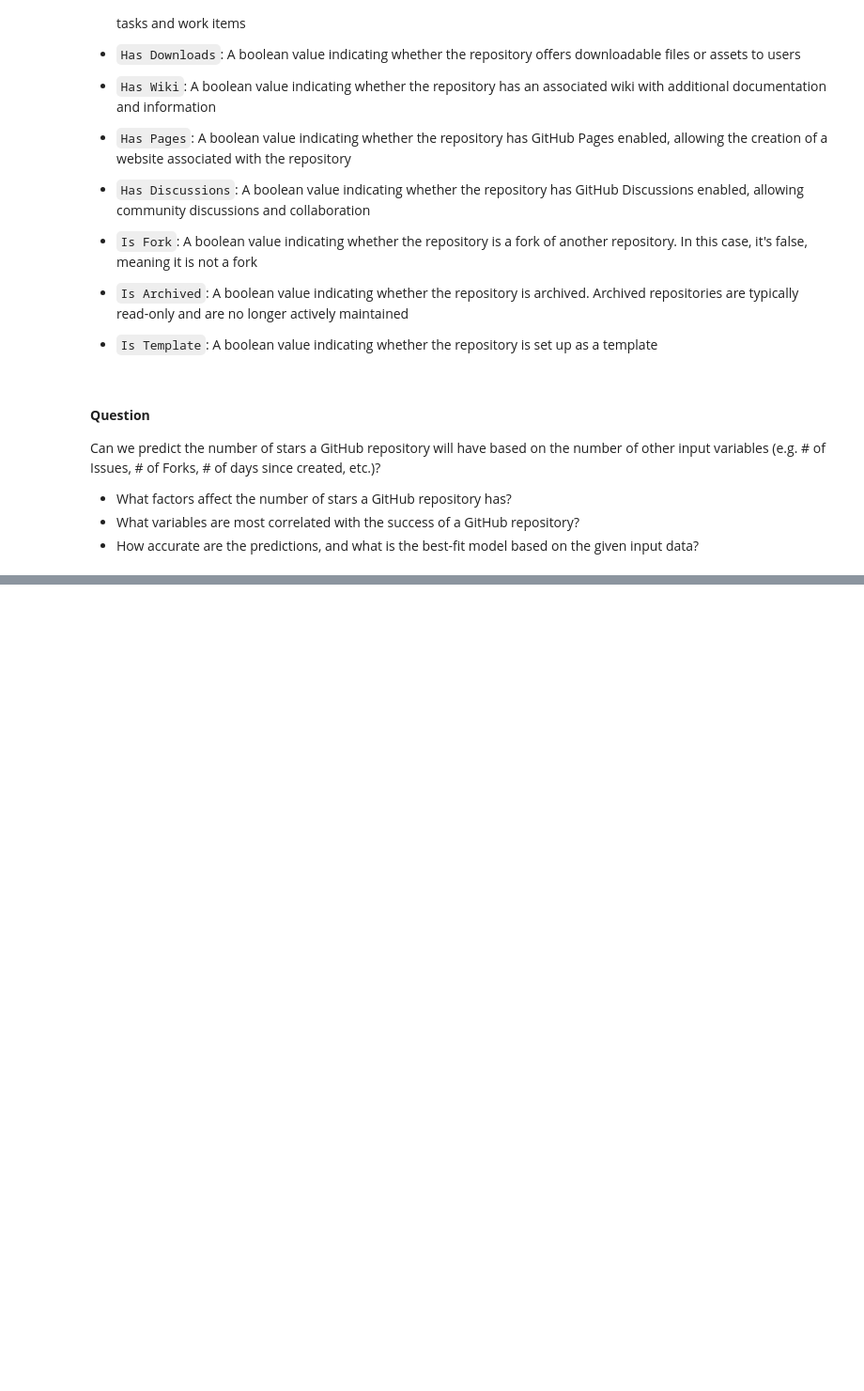
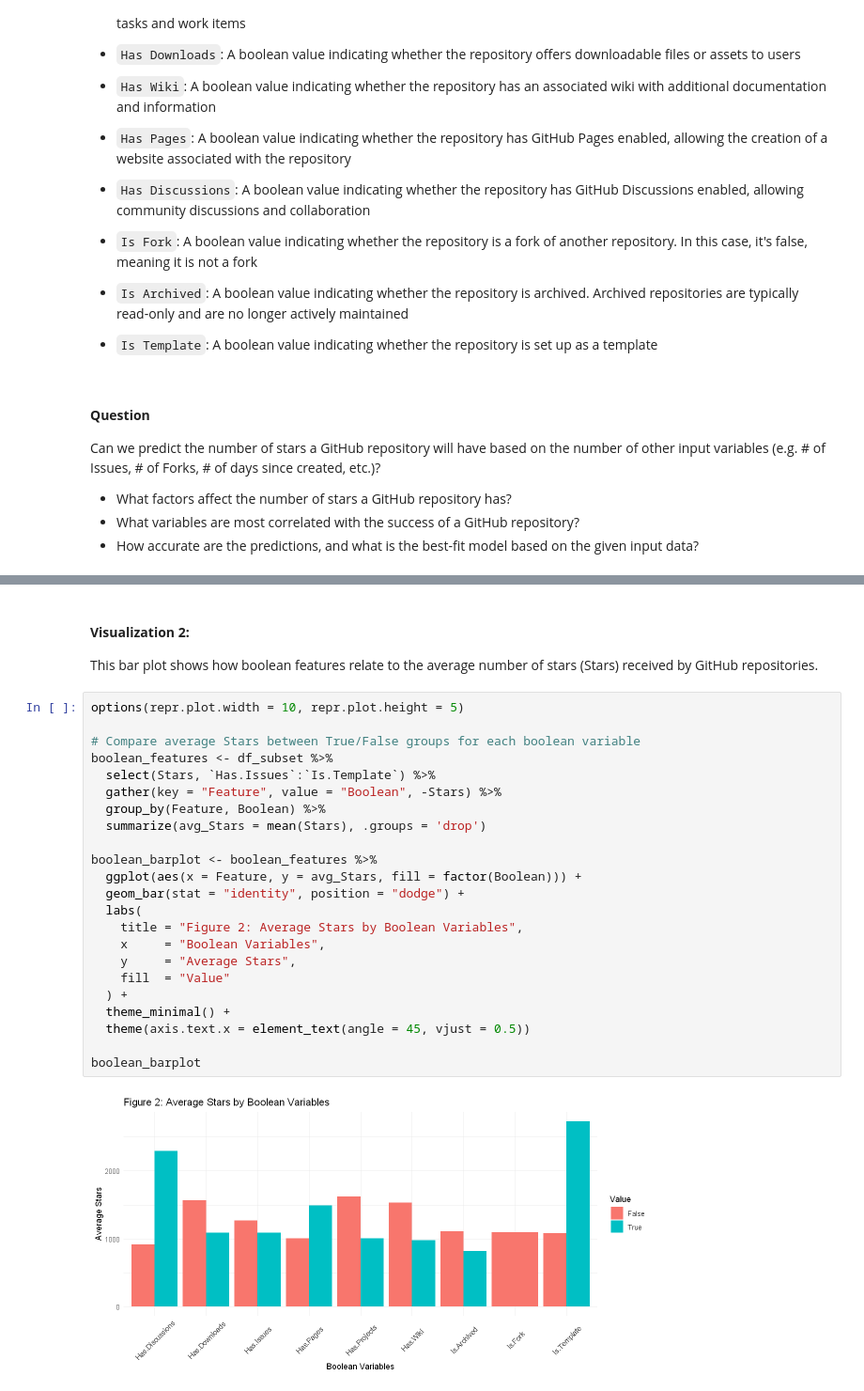
Before and after one commit to subin-an-san/github_star, a Jupyter notebook: analysis.ipynb, the cells around one changed output, grey strips where cells are left out. Shown at 94% size. Saved outputs shown, nothing was run; the diff lists cells and outputs as text; blank space fills up the shorter version.

```diff
--- a/analysis.ipynb
+++ b/analysis.ipynb
@@ -44,0 +210,28 @@ Can we predict the number of stars a GitHub repository will have based on the nu
+# %% [markdown]
+#### **Visualization 2:**
+This bar plot shows how boolean features relate to the average number of stars (Stars) received by GitHub repositories.
+# %%
+options(repr.plot.width = 10, repr.plot.height = 5)
+
+# Compare average Stars between True/False groups for each boolean variable
+boolean_features <- df_subset %>%
+  select(Stars, `Has.Issues`:`Is.Template`) %>%
+  gather(key = "Feature", value = "Boolean", -Stars) %>%
+  group_by(Feature, Boolean) %>%
+  summarize(avg_Stars = mean(Stars), .groups = 'drop')
+
+boolean_barplot <- boolean_features %>%
+  ggplot(aes(x = Feature, y = avg_Stars, fill = factor(Boolean))) +
+  geom_bar(stat = "identity", position = "dodge") +
+  labs(
+    title = "Figure 2: Average Stars by Boolean Variables",
+    x     = "Boolean Variables",
+    y     = "Average Stars",
+    fill  = "Value"
+  ) +
+  theme_minimal() +
+  theme(axis.text.x = element_text(angle = 45, vjust = 0.5))
+
+boolean_barplot
+# %% [output]
+[figure, added]
```
Also changed, not shown: parts of 27 cells of this notebook.
